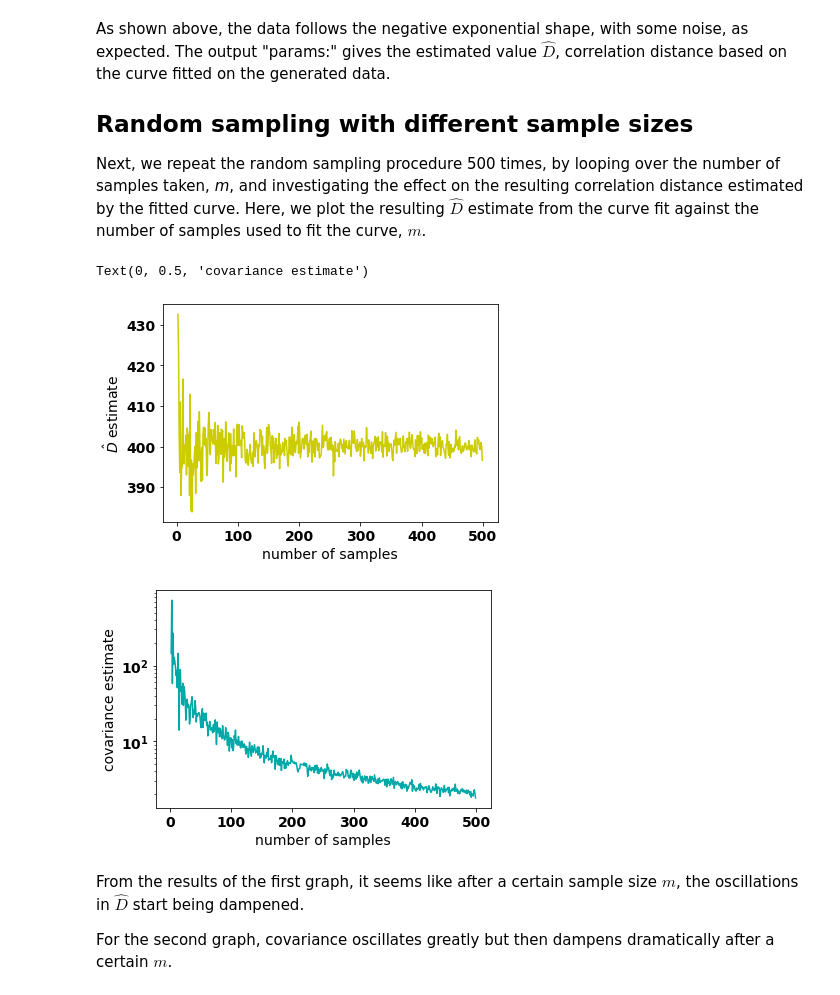
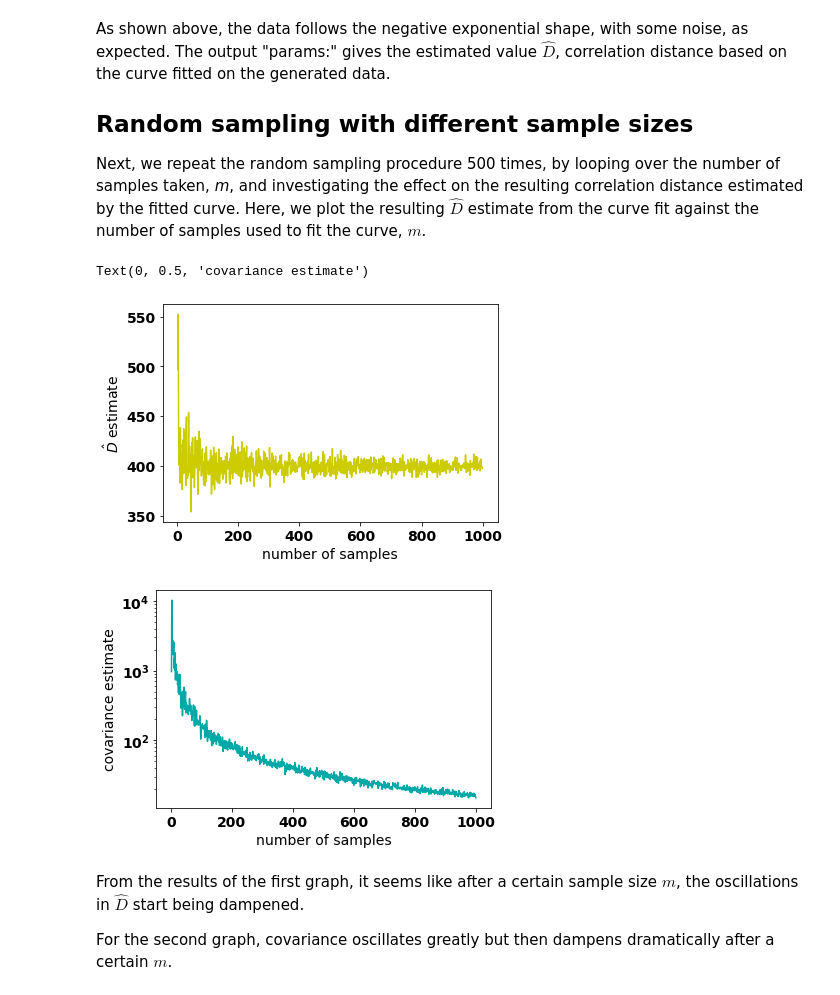
Before and after one commit to mustafa-majid-uu/curvefit_sampling, a Jupyter notebook: sampling.ipynb, the cells around one changed output. Cells and saved outputs as stored; diff of their text form; code cells hidden in the pictures.

```diff
--- a/sampling.ipynb
+++ b/sampling.ipynb
@@ -49,8 +49,8 @@ The function *generate_random_samples()* calls *generate_value()* with parameter
 Following the function definition, we generate $m=100$ random samples with a range of (0,4000) for the $d$ values. Note that $d$ is sampled from that range because using smaller ranges such as (0,1000) does not fully capture the entire negative exponential shape as desired (it only captures the almost vertical part before the curve plateaus towards the horizontal axis). These values are then plotted on a scatter plot and yield a roughly negative exponential distribution.
 # %%
 #seed randomness and set standard error, e
-np.random.seed(0)
-e = 0.025
+#np.random.seed(0)
+e = 0.1
 
 #a function that generates n random samples, with distance values of a given range
 def generate_random_samples(n,lower_bound,upper_bound,err):
@@ -73,7 +73,8 @@ plt.scatter(x,y, c='blue', s=20)
 plt.xlabel("Distance from fixed cell")
 plt.ylabel(r'Correlation, $\rho$')
 #plt.title("Scatter plot of generated distance and correlation values")
-params, covs = optimize.curve_fit(cordist, xdata = x, ydata = y, p0=400) #fit curve with generated data and initial guess for parameter as 400km
+rp0 = np.random.uniform(100,1000) #sample initial random guess of D-hat for curve fitting
+params, covs = optimize.curve_fit(cordist, xdata = x, ydata = y, p0=rp0) #fit curve with generated data and initial guess for parameter as 400km
 
 #Plot the fitted curve by calculating y values based on rho without noise
 axis_d = np.array(range(4000))
@@ -99,39 +100,39 @@ Next, we repeat the random sampling procedure 500 times, by looping over the num
 # %%
 #set variables used to store parameter estimates
 
-iterations = 500 #the maximum number of samples to generate. Each iteration i will generate i samples.
+iterations = 1000 #the maximum number of samples to generate. Each iteration i will generate i samples.
 sample_size = [] #this list is used as the axis in the plot, as we start from 2 and not 0.
 Dhat_arr_rnd = [] #store D-hat estimate per sampling iteration
 cov_arr_rnd = [] #store covariance estiamte per sampling iteration
-np.random.seed(0)
+#np.random.seed(0)
 
 
 #generate random samples, with sample size "n" equal to each iteration number
 for i in range(2,iterations):
     sample_size.append(i)   #this list will be used as the x-axis in the plots, and it should start from sample size = 2
     x,y = generate_random_samples(i,0,1000,e)     #generate i samples, with each distance value being within the range [0,1000], and st. error = e
-    params, covs = optimize.curve_fit(cordist, xdata = x, ydata = y, p0=400)    #fit curve with generated data and initial guess for parameter as 400km
+    params, covs = optimize.curve_fit(cordist, xdata = x, ydata = y, p0=rp0)    #fit curve with generated data and initial guess for parameter as 400km
 
     Dhat_arr_rnd.append(params[0]) #append the D-hat estimate to the D-hat array
     cov_arr_rnd.append(covs[0][0]) #do the same for the covariance array
 
 
 #we begin plotting D-hat and covariance against the sample size
 plt.figure(1)
 plt.plot(sample_size,Dhat_arr_rnd,color=(204/255, 204/255, 0/255) )
 
 plt.ylabel('$\hat{D}$ estimate')
 plt.xlabel('number of samples')
 
 plt.figure(2)
 plt.plot(sample_size,cov_arr_rnd, c=(0, 168/255, 168/255))
 plt.xlabel('number of samples')
 plt.yscale('log')
 plt.ylabel('covariance estimate')
 # %% [output]
 Text(0, 0.5, 'covariance estimate')
-[figure, old version]
+[figure, new version]
-[figure, old version]
+[figure, new version]
 # %% [markdown]
 From the results of the first graph, it seems like after a certain sample size $m$, the oscillations in $\hat{D}$ start being dampened.
 
```
Also changed, not shown: parts of 4 cells of this notebook.
